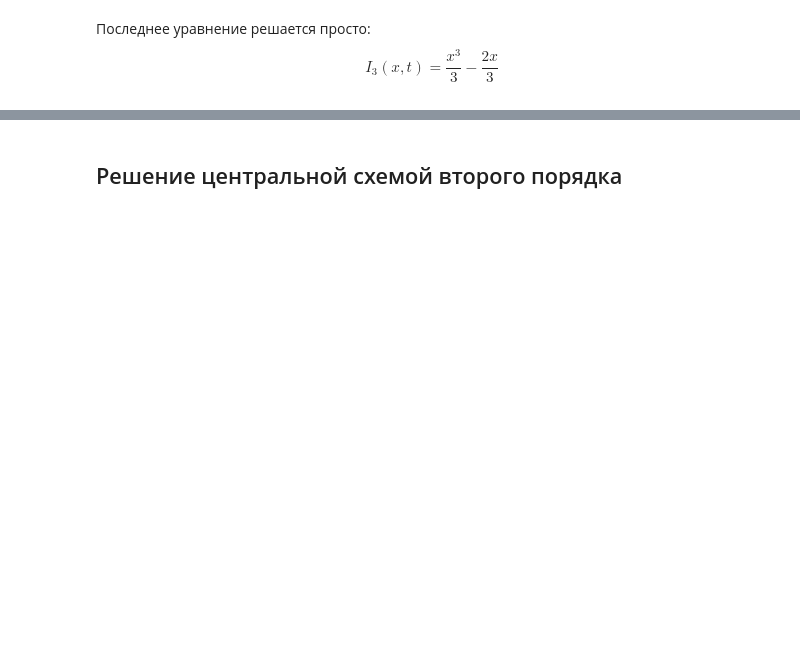
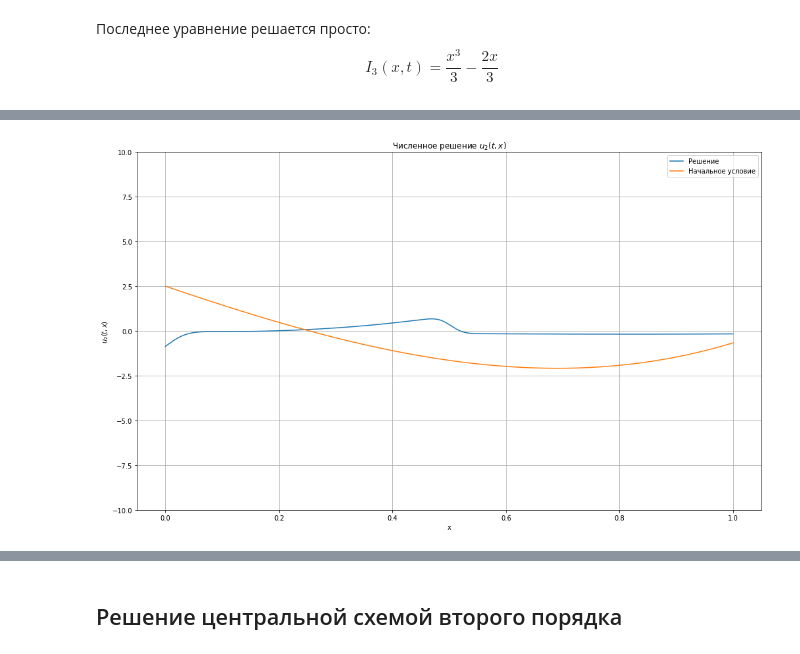
Before and after one commit to alekseik1/calc_math-labs, a Jupyter notebook: 2sem_2task.ipynb, the cells around one changed output, grey strips where cells are left out. Drawn from its saved outputs; the diff is of its cells as text; code cells hidden in the pictures; blank space fills up the shorter version.

```diff
--- a/2sem_2task.ipynb
+++ b/2sem_2task.ipynb
@@ -129,0 +248,10 @@ $\displaystyle \cfrac{\partial I_3 } {\partial t} -0\cdot\cfrac{\partial I_3 } {
+# %%
+h, tau = 10**-3, 10**-3/4
+T, x, t = [], [], []
+# %%
+tmp = calculate_all_ugolok(I, lambdas, h, tau)
+
+for i, tup in enumerate(tmp):
+    T.append(tup[0].T)
+    x, t = tup[1], tup[2]
+T = np.array(T)
@@ -129,0 +261,4 @@ $\displaystyle \cfrac{\partial I_3 } {\partial t} -0\cdot\cfrac{\partial I_3 } {
+# %%
+u_1 = solution[:,:,0]
+u_2 = solution[:,:,1]
+u_3 = solution[:,:,2]
@@ -129,0 +323,44 @@ $\displaystyle \cfrac{\partial I_3 } {\partial t} -0\cdot\cfrac{\partial I_3 } {
+# %%
+# Строим анимацию для второго графика
+
+import matplotlib.pyplot as plt
+from matplotlib import animation
+fig, ax = plt.subplots(figsize=(17,10))
+
+line, = ax.plot(x, u_2[:,0], label='Решение')
+initial, = ax.plot(x, u_2[:,0], label='Начальное условие')
+#ax.set_ylim([u_2.min()-0.1, u_2.max()+0.1])
+ax.set_ylim([-10, 10])
+ax.title.set_text('Численное решение $u_2(t, x)$')
+ax.set_xlabel("x")
+ax.set_ylabel('$u_2(t, x)$')
+ax.legend()
+ax.grid()
+
+
+def init():  # only required for blitting to give a clean slate.
+    line.set_ydata([np.nan] * len(x))
+    initial.set_ydata([np.nan] * len(x))
+    return line, initial,
+
+
+def animate(i):
+    line.set_ydata(u_2[:,i*10])  # update the data.
+    initial.set_ydata(u_2[:,0])  # update the data.
+    return line, initial,
+
+
+ani = animation.FuncAnimation(
+    fig, animate, init_func=init, interval=30, blit=True, save_count=(u_2.shape[1]-1)/10)
+
+# To save the animation, use e.g.
+#
+ani.save("movie_ugol_u2.mp4")
+#
+# or
+#
+#from matplotlib.animation import FFMpegWriter
+#writer = FFMpegWriter(fps=200, metadata=dict(artist='Me'), bitrate=1800)
+#ani.save("movie1.mp4", writer=writer)
+# %% [output]
+[figure, added]
```
Also changed, not shown: parts of 26 cells of this notebook.
